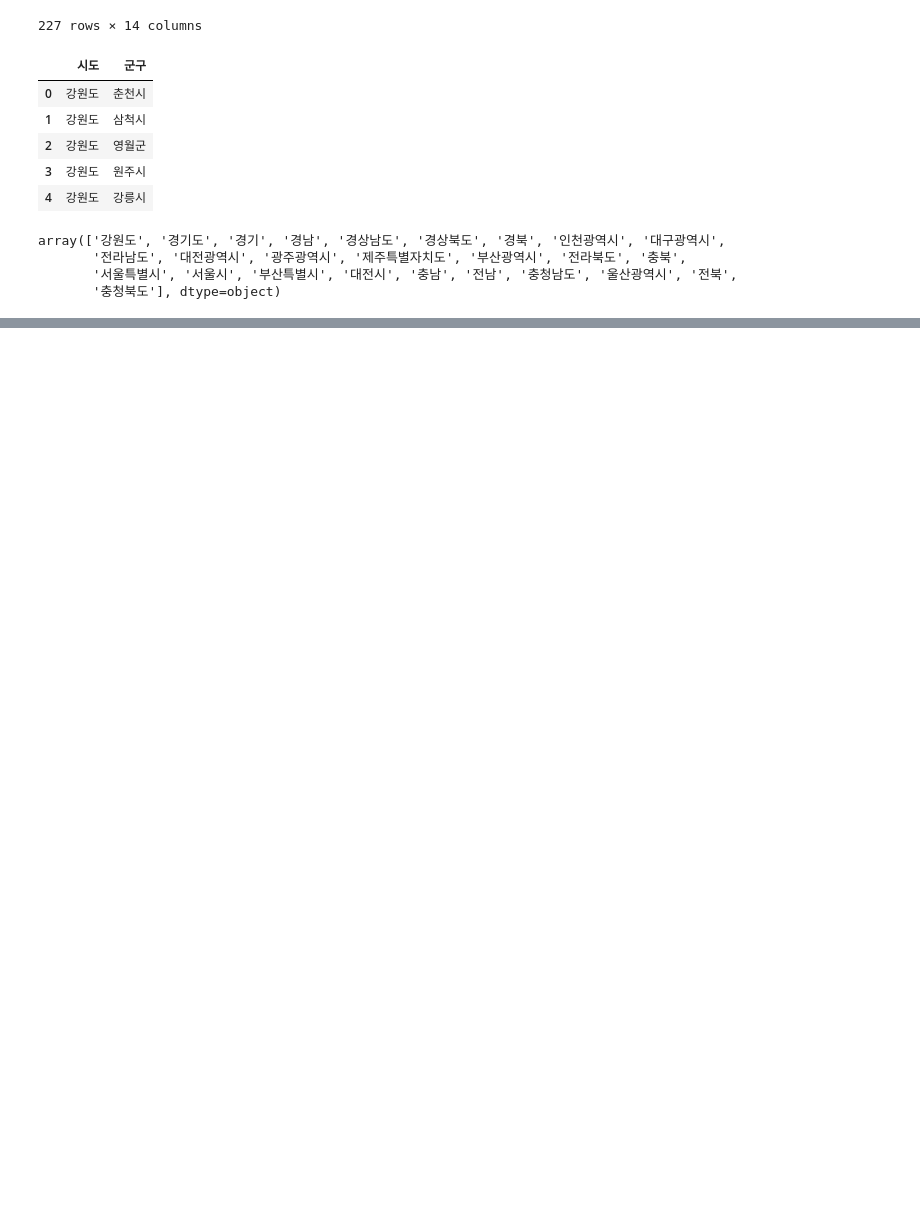
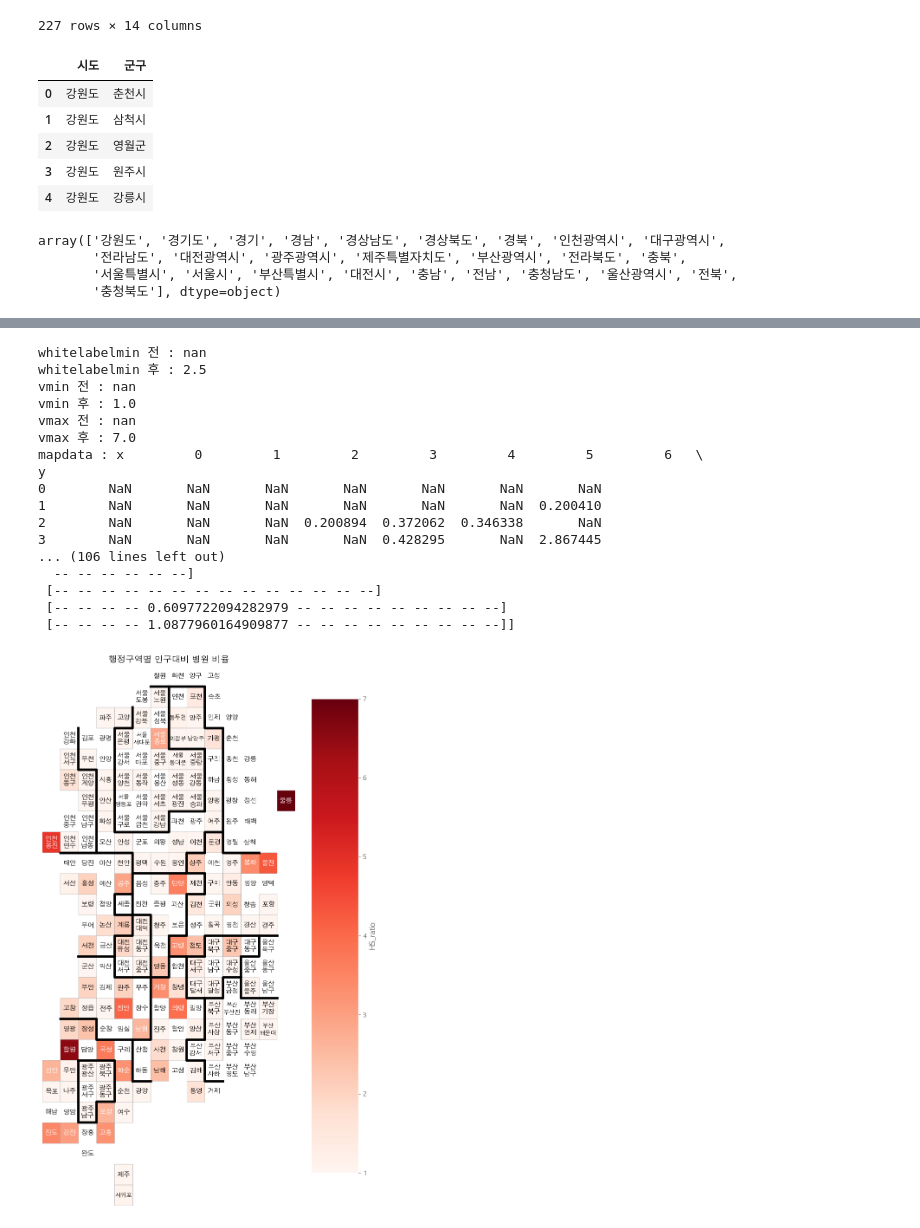
Before and after one commit to designexit/BigDataTest, a Jupyter notebook: 3-지도맵_통계/test2.ipynb, the cells around one changed output, grey strips where cells are left out. Drawn from its saved outputs; the diff is of its cells as text; code cells hidden in the pictures; blank space fills up the shorter version.

```diff
--- a/3-지도맵_통계/test2.ipynb
+++ b/3-지도맵_통계/test2.ipynb
@@ -121,0 +598,22 @@ array(['강원특별자치도', '경기도', '경남', '경상남도', '경상
+# %%
+# 함수 이용해서 블록맵 그려보기.
+draw_blockMap(data_draw_korea_local_Hospital_Population,"HS_ratio","행정구역별 인구대비 병원 비율", "Reds")
+# %% [output]
+whitelabelmin 전 : nan
+whitelabelmin 후 : 2.5
+vmin 전 : nan
+vmin 후 : 1.0
+vmax 전 : nan
+vmax 후 : 7.0
+mapdata : x         0         1         2         3         4         5         6   \
+y
+0        NaN       NaN       NaN       NaN       NaN       NaN       NaN
+1        NaN       NaN       NaN       NaN       NaN       NaN  0.200410
+2        NaN       NaN       NaN  0.200894  0.372062  0.346338       NaN
+3        NaN       NaN       NaN       NaN  0.428295       NaN  2.867445
+... (106 lines left out)
+  -- -- -- -- -- --]
+ [-- -- -- -- -- -- -- -- -- -- -- -- -- --]
+ [-- -- -- -- 0.6097722094282979 -- -- -- -- -- -- -- -- --]
+ [-- -- -- -- 1.0877960164909877 -- -- -- -- -- -- -- -- --]]
+[figure, added]
```
Also changed, not shown: parts of 27 cells of this notebook, 4 other files.
